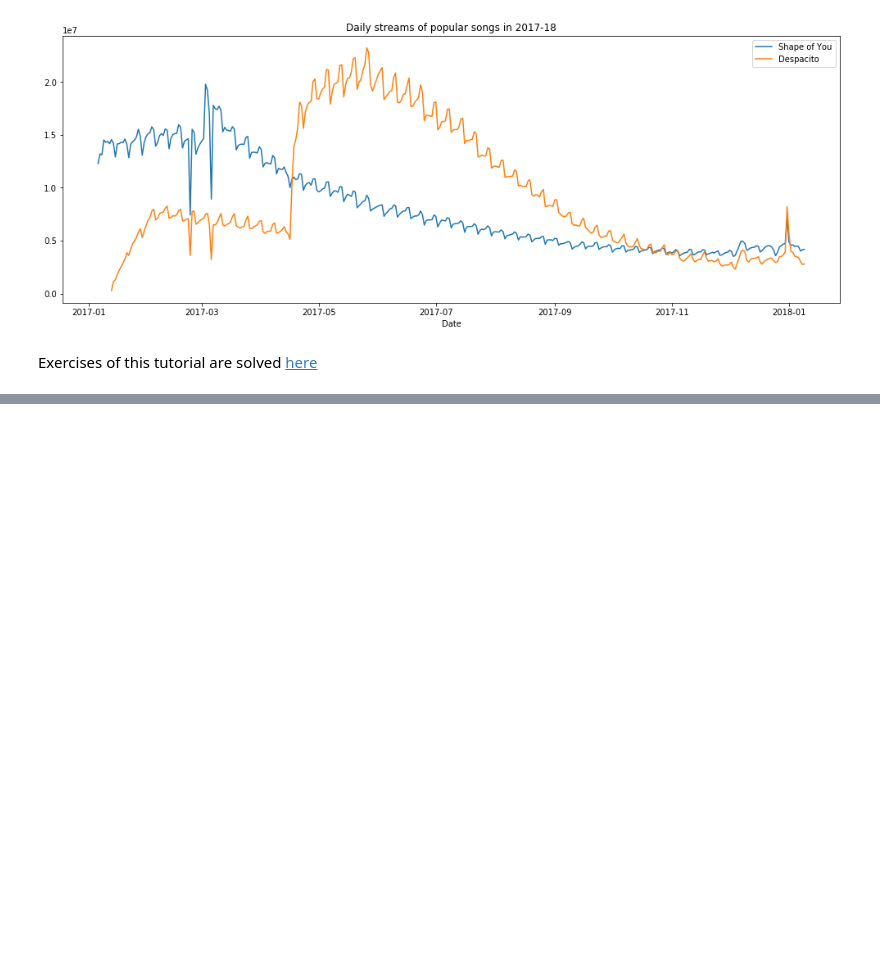
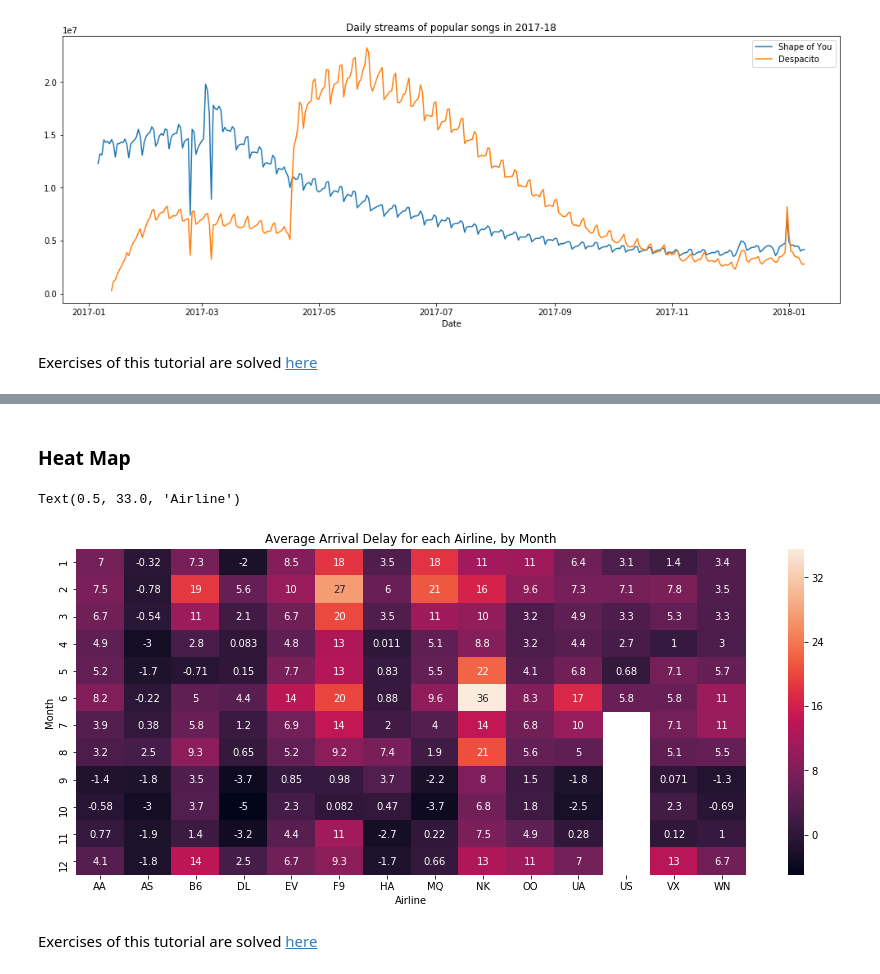
Before and after one commit to ShreyasJothish/datasciencestudygroup, a Jupyter notebook: MahendraBishnoi/02_Data_Visualization_From_Non_Coder_to_Coder.ipynb, the cells around one changed output, grey strips where cells are left out. Drawn from its saved outputs; the diff is of its cells as text; code cells hidden in the pictures; blank space fills up the shorter version.

```diff
--- a/MahendraBishnoi/02_Data_Visualization_From_Non_Coder_to_Coder.ipynb
+++ b/MahendraBishnoi/02_Data_Visualization_From_Non_Coder_to_Coder.ipynb
@@ -168,0 +227,19 @@ Exercises of this tutorial are solved [here](https://www.kaggle.com/mahendrabish
+# %% [markdown]
+### Heat Map
+# %%
+# set width and height of figure
+plt.figure(figsize=(15, 6))
+
+# Add title
+plt.title("Average Arrival Delay for each Airline, by Month")
+
+# Create heatmap showing average arrival delay
+sns.heatmap(data=flight_data, annot=True)
+
+# Add label for horizontal axis
+plt.xlabel("Airline")
+# %% [output]
+Text(0.5, 33.0, 'Airline')
+[figure, added]
+# %% [markdown]
+Exercises of this tutorial are solved [here](https://www.kaggle.com/mahendrabishnoi2/exercise-bar-charts-and-heatmaps)
```
Also changed, not shown: parts of 10 cells of this notebook.
